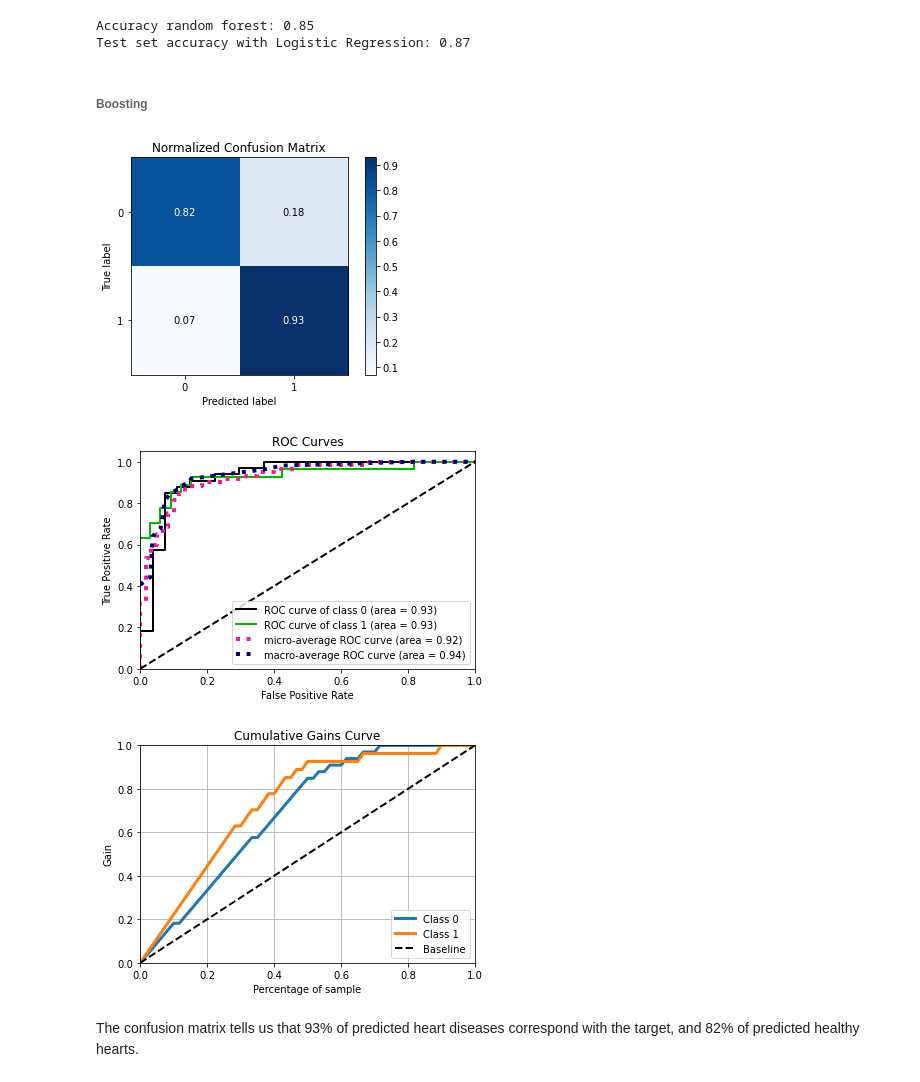
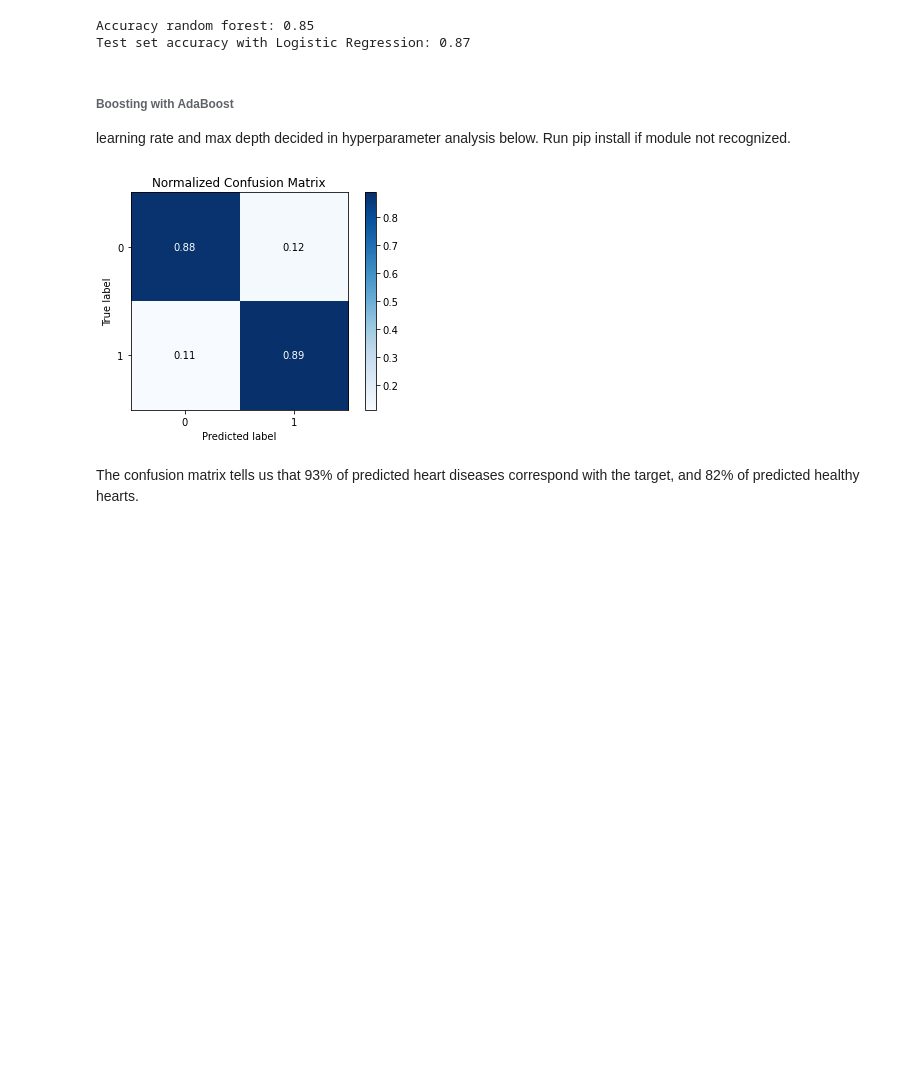
Before and after one commit to lassetotl/fys-stk, a Jupyter notebook: project 3/Random_Forest_Analysis.ipynb, the cells around one changed output. Drawn from its saved outputs; the diff is of its cells as text; code cells hidden in the pictures; blank space fills up the shorter version.

Commit message:
Add files via upload
Added hyperparameter analysis, test accuracy of 0.88 reached with updated parameters. True positive prediction accuracy of 0.89.

```diff
--- a/project 3/Random_Forest_Analysis.ipynb
+++ b/project 3/Random_Forest_Analysis.ipynb
@@ -50,5 +50,7 @@ print("Test set accuracy with Logistic Regression: {:.2f}".format(logreg.score(X
 # %% [output]
 Accuracy random forest: 0.85
 Test set accuracy with Logistic Regression: 0.87
-# %% [markdown]
-###### Boosting
+# %% [markdown]
+###### Boosting with AdaBoost
+
+learning rate and max depth decided in hyperparameter analysis below. Run pip install if module not recognized.
@@ -55,23 +59,24 @@ Test set accuracy with Logistic Regression: 0.87
 # %%
 from sklearn.ensemble import AdaBoostClassifier
 import scikitplot as skplt
-
+#analyze depth, learning rate
 ada_clf = AdaBoostClassifier(
     DecisionTreeClassifier(max_depth=1, criterion='entropy'), n_estimators=500,
-    algorithm="SAMME.R", learning_rate=0.5)
+    algorithm="SAMME.R", learning_rate=0.1)
 ada_clf.fit(X_train, y_train)
 y_pred = ada_clf.predict(X_test)
 skplt.metrics.plot_confusion_matrix(y_test, y_pred, normalize=True)
+#plt.savefig('treeconfusion')
 plt.show()
+'''
 y_probas = ada_clf.predict_proba(X_test)
 skplt.metrics.plot_roc(y_test, y_probas)
 plt.show()
 skplt.metrics.plot_cumulative_gain(y_test, y_probas)
 plt.show()
+''';
 # %% [output]
-[figure, old version]
+[figure, new version]
-[figure, removed]
-[figure, removed]
 # %% [markdown]
 The confusion matrix tells us that 93% of predicted heart diseases correspond with the target, and 82% of predicted healthy hearts.
 # %%
```
Also changed, not shown: parts of 6 cells of this notebook.
